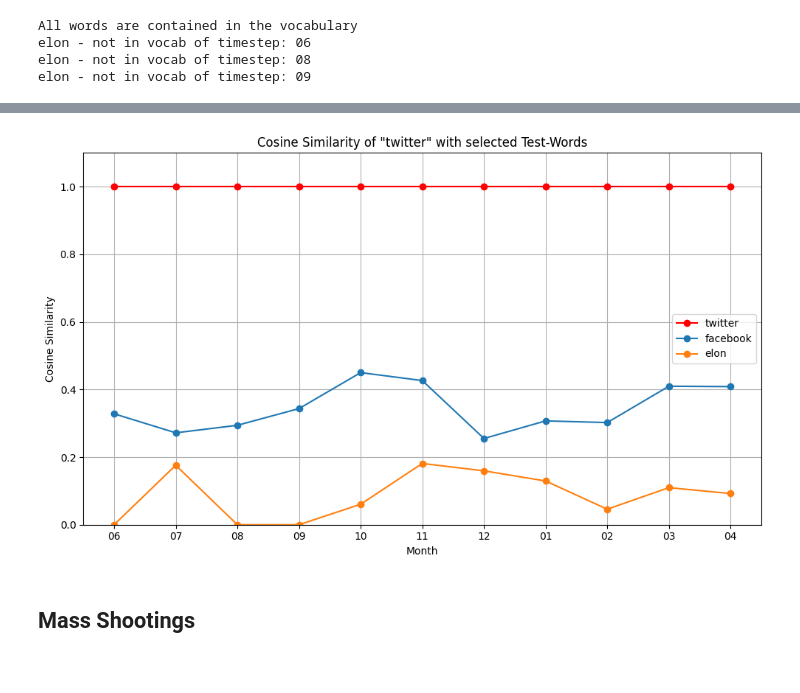
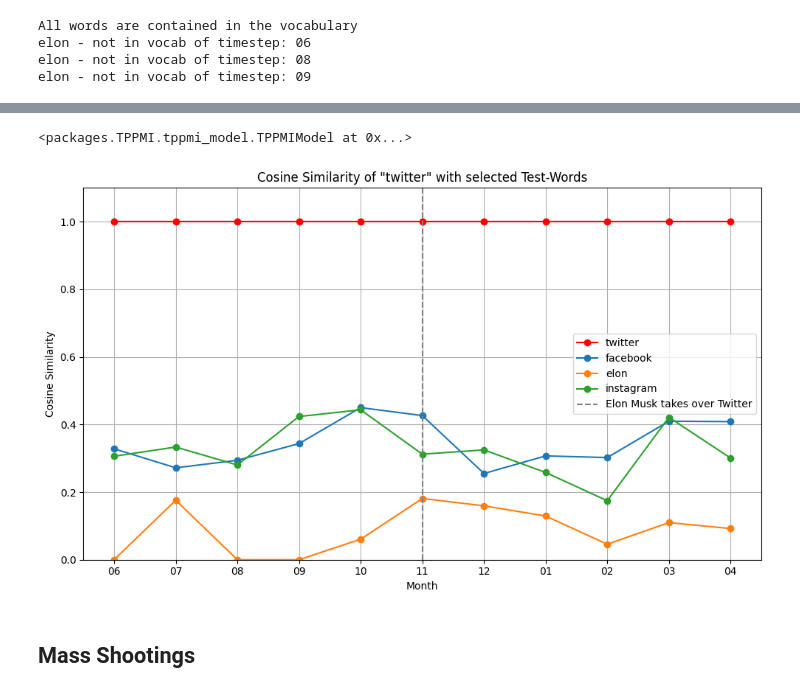
Before and after one commit to FlackoJodye1/temporal-word-embeddings, a Jupyter notebook: model-analysis-monthly.ipynb, the cells around one changed output, grey strips where cells are left out. Drawn from its saved outputs; the diff is of its cells as text; code cells hidden in the pictures.

```diff
--- a/model-analysis-monthly.ipynb
+++ b/model-analysis-monthly.ipynb
@@ -137,7 +157,11 @@ elon - not in vocab of timestep: 09
+# %%
+tppmi_model
+# %% [output]
+<packages.TPPMI.tppmi_model.TPPMIModel at 0x...>
 # %%
-plot_cosine_similarity_tppmi("twitter", ["facebook", "elon"], tppmi_model)
+plot_cosine_similarity_tppmi("twitter", ["facebook", "elon", "instagram"], tppmi_model, event="11", event_name="Elon Musk takes over Twitter")
 # %% [output]
-[figure, old version]
+[figure, new version]
 # %% [markdown]
 ## Mass Shootings
 # %% [markdown]
```
Also changed, not shown: parts of 13 cells of this notebook, 5 other files.
